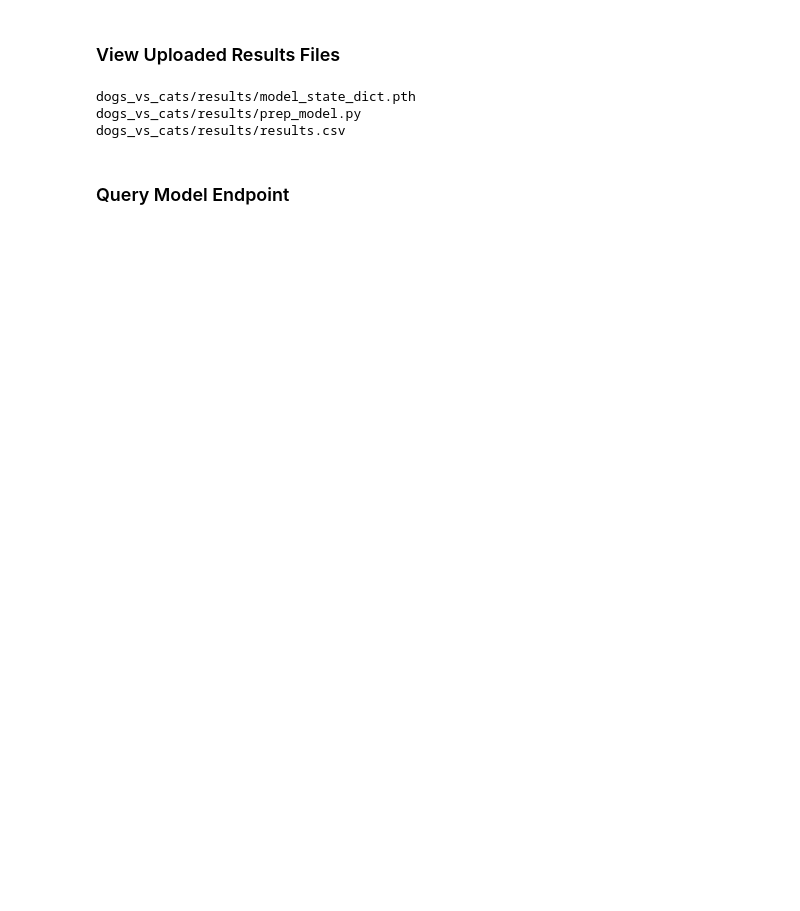
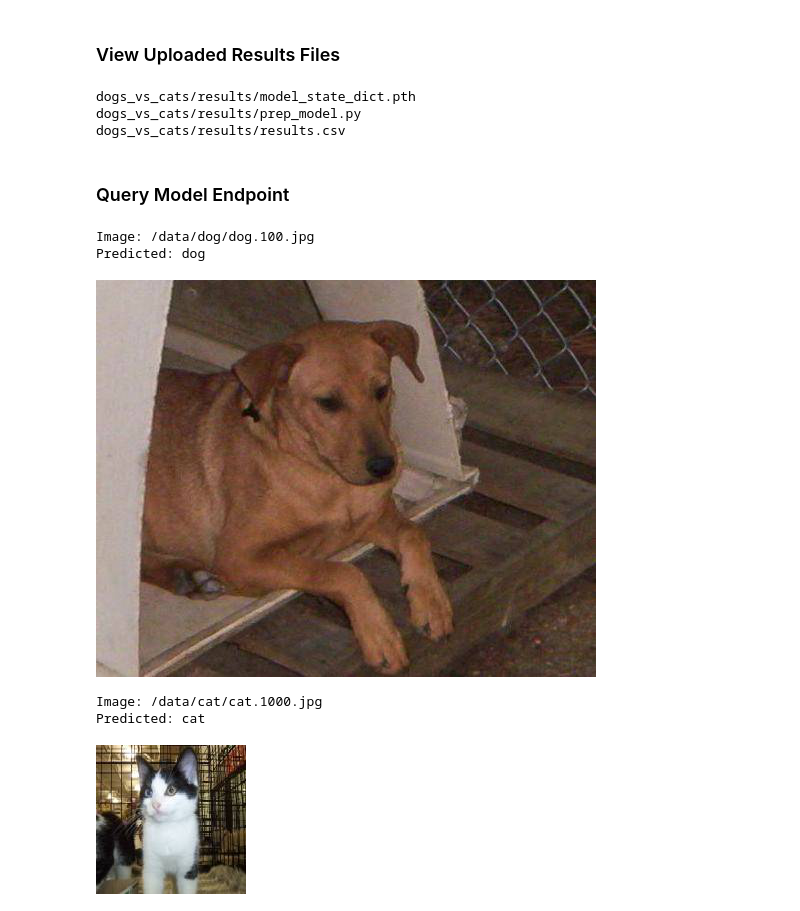
Before and after one commit to igz-us-sales/igz-dogs-vs-cats-pipeline, a Jupyter notebook: DogsVsCatsPipeline.ipynb, the cells around one changed output. Drawn from its saved outputs; the diff is of its cells as text; code cells hidden in the pictures; blank space fills up the shorter version.

```diff
--- a/DogsVsCatsPipeline.ipynb
+++ b/DogsVsCatsPipeline.ipynb
@@ -232,3 +250,30 @@ dogs_vs_cats/results/results.csv
 # bucket.download_file("dogs_vs_cats/results/results.csv", "results.csv")
 # %% [markdown]
 ### Query Model Endpoint
+# %%
+import requests
+import json
+from PIL import Image
+
+addr = "http://3.17.244.7:30271"
+local_dog_img = "/v3io/bigdata/dogs_vs_cats_sample/dog/dog.100.jpg"
+local_cat_img = "/v3io/bigdata/dogs_vs_cats_sample/cat/cat.1000.jpg"
+
+remote_dog_img = "/data/dog/dog.100.jpg"
+remote_cat_img = "/data/cat/cat.1000.jpg"
+payload = {'file_paths': [remote_dog_img, remote_cat_img]}
+
+response = requests.post(addr, json=json.dumps(payload))
+predictions = response.json
+
+for (image, label), local_img in zip(response.json().items(), [local_dog_img, local_cat_img]):
+    print("Image:", image)
+    print("Predicted:", label)
+    display(Image.open(local_img))
+# %% [output]
+Image: /data/dog/dog.100.jpg
+Predicted: dog
+[figure, added]
+Image: /data/cat/cat.1000.jpg
+Predicted: cat
+[figure, added]
```
Also changed, not shown: parts of 6 cells of this notebook, 3 other files.
